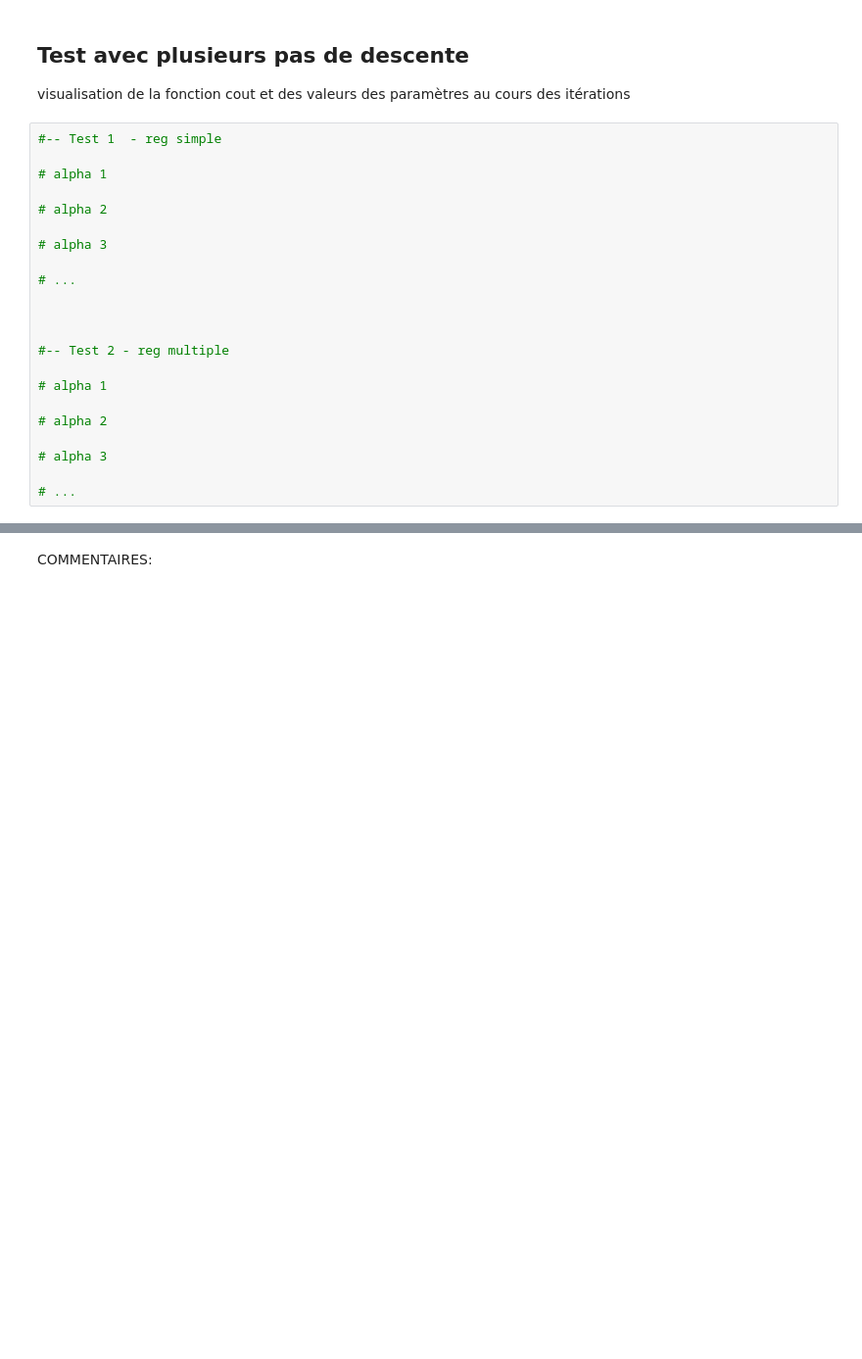
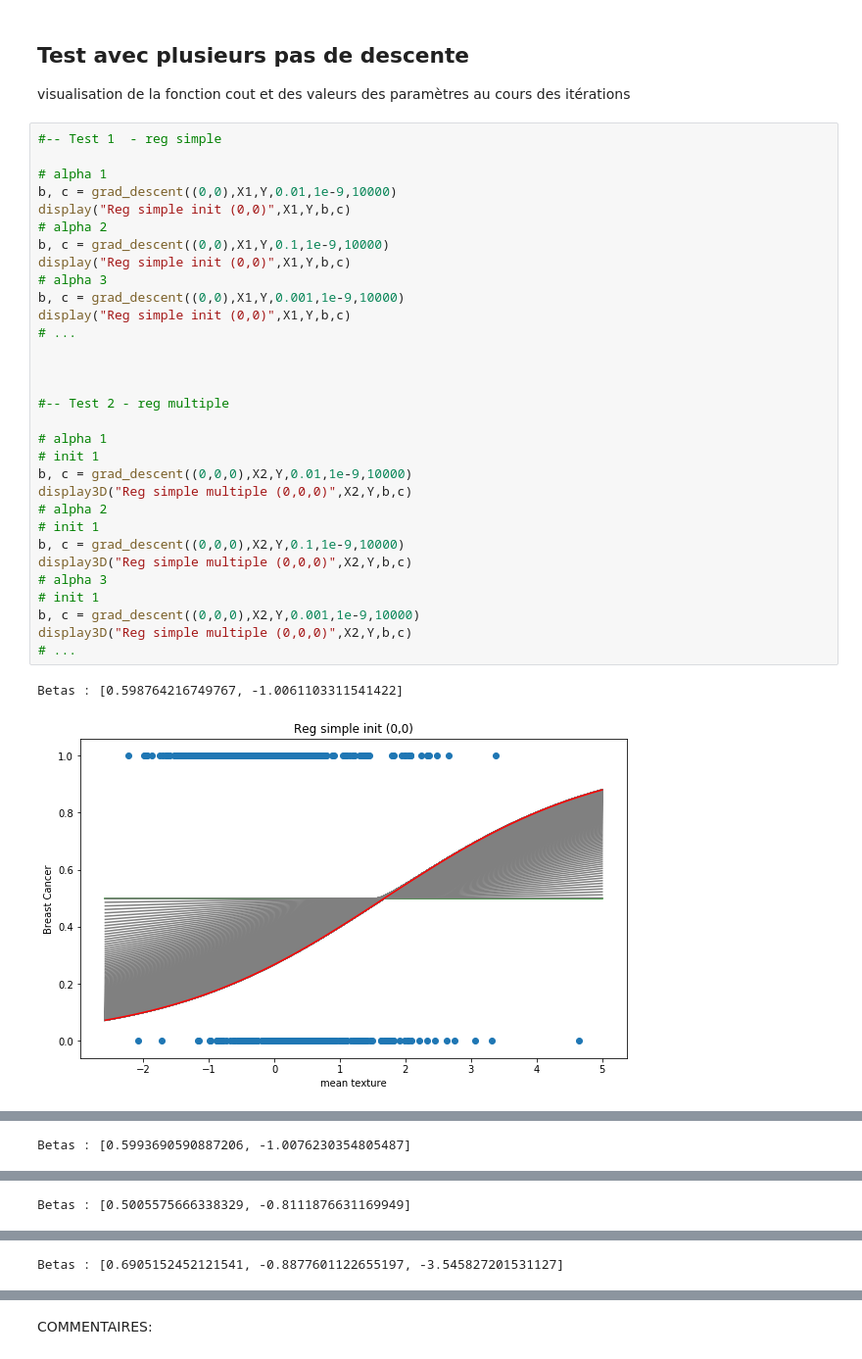
Before and after one commit to MrRedbloX/M1_INFO, a Jupyter notebook: INF2249_AlgorithmiqueDonnees/TP5/AlgoRegLog.ipynb, the cells around one changed output, grey strips where cells are left out. Shown at 98% size. Saved outputs shown, nothing was run; the diff lists cells and outputs as text; blank space fills up the shorter version.

```diff
--- a/INF2249_AlgorithmiqueDonnees/TP5/AlgoRegLog.ipynb
+++ b/INF2249_AlgorithmiqueDonnees/TP5/AlgoRegLog.ipynb
@@ -329,25 +359,37 @@ COMMENTAIRES:
 # %% [markdown]
 ## Test avec plusieurs pas de descente
 visualisation de la fonction cout et des valeurs des paramètres au cours des itérations
-# %%
-#-- Test 1  - reg simple
-
-# alpha 1
-
-# alpha 2
-
-# alpha 3
-
-# ...
-
-
-
-#-- Test 2 - reg multiple
-
-# alpha 1
-
-# alpha 2
-
-# alpha 3
-
-# ...
+# %%
+#-- Test 1  - reg simple
+
+# alpha 1
+b, c = grad_descent((0,0),X1,Y,0.01,1e-9,10000)
+display("Reg simple init (0,0)",X1,Y,b,c)
+# alpha 2
+b, c = grad_descent((0,0),X1,Y,0.1,1e-9,10000)
+display("Reg simple init (0,0)",X1,Y,b,c)
+# alpha 3
+b, c = grad_descent((0,0),X1,Y,0.001,1e-9,10000)
+display("Reg simple init (0,0)",X1,Y,b,c)
+# ...
+
+
+
+#-- Test 2 - reg multiple
+
+# alpha 1
+# init 1
+b, c = grad_descent((0,0,0),X2,Y,0.01,1e-9,10000)
+display3D("Reg simple multiple (0,0,0)",X2,Y,b,c)
+# alpha 2
+# init 1
+b, c = grad_descent((0,0,0),X2,Y,0.1,1e-9,10000)
+display3D("Reg simple multiple (0,0,0)",X2,Y,b,c)
+# alpha 3
+# init 1
+b, c = grad_descent((0,0,0),X2,Y,0.001,1e-9,10000)
+display3D("Reg simple multiple (0,0,0)",X2,Y,b,c)
+# ...
+# %% [output]
+Betas : [0.598764216749767, -1.0061103311541422]
+[figure, added]
@@ -353,0 +397 @@ visualisation de la fonction cout et des valeurs des paramètres au cours des it
+Betas : [0.5993690590887206, -1.0076230354805487]
@@ -353,0 +400 @@ visualisation de la fonction cout et des valeurs des paramètres au cours des it
+Betas : [0.5005575666338329, -0.8111876631169949]
@@ -353,0 +403 @@ visualisation de la fonction cout et des valeurs des paramètres au cours des it
+Betas : [0.6905152452121541, -0.8877601122655197, -3.545827201531127]
```
Also changed, not shown: parts of 8 cells of this notebook.
